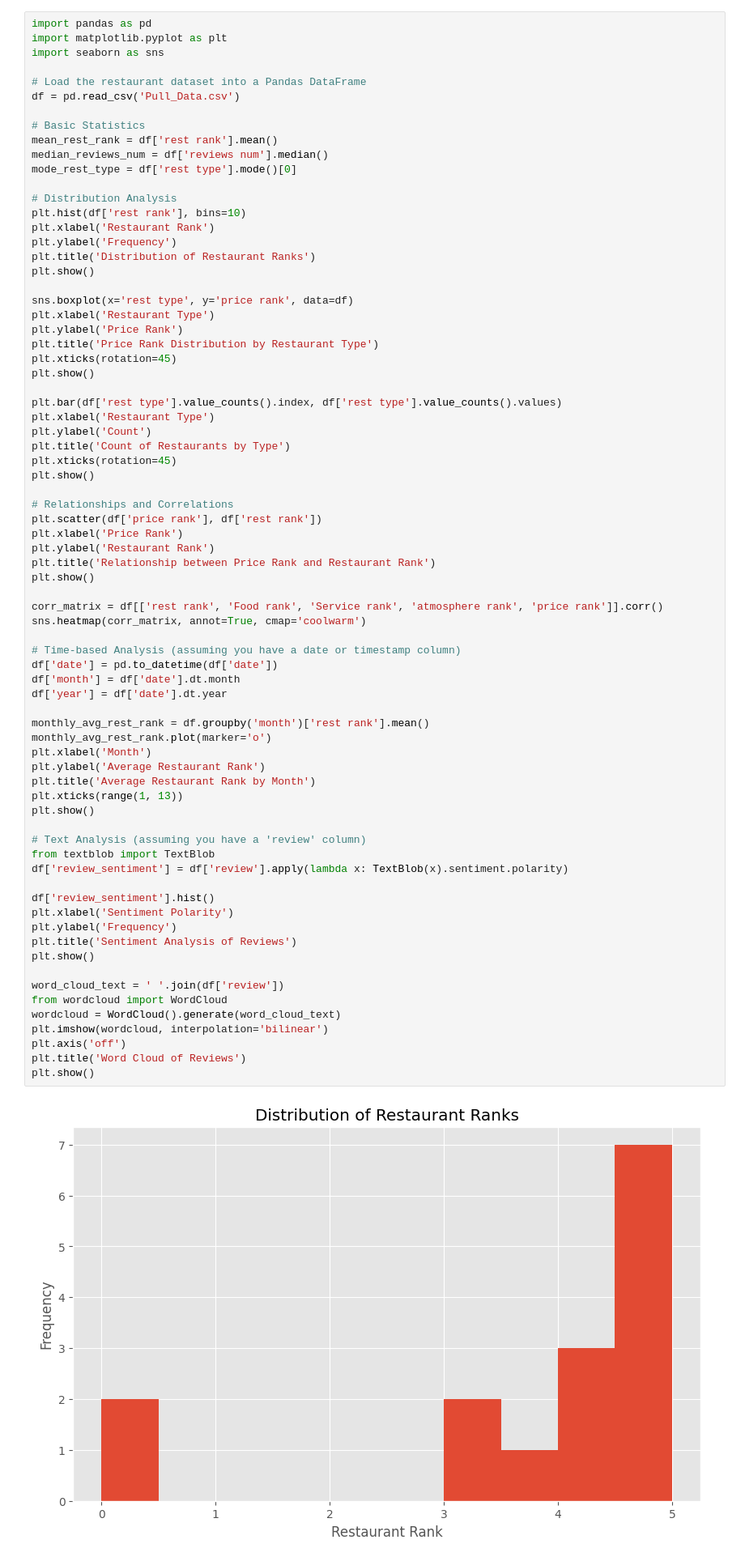
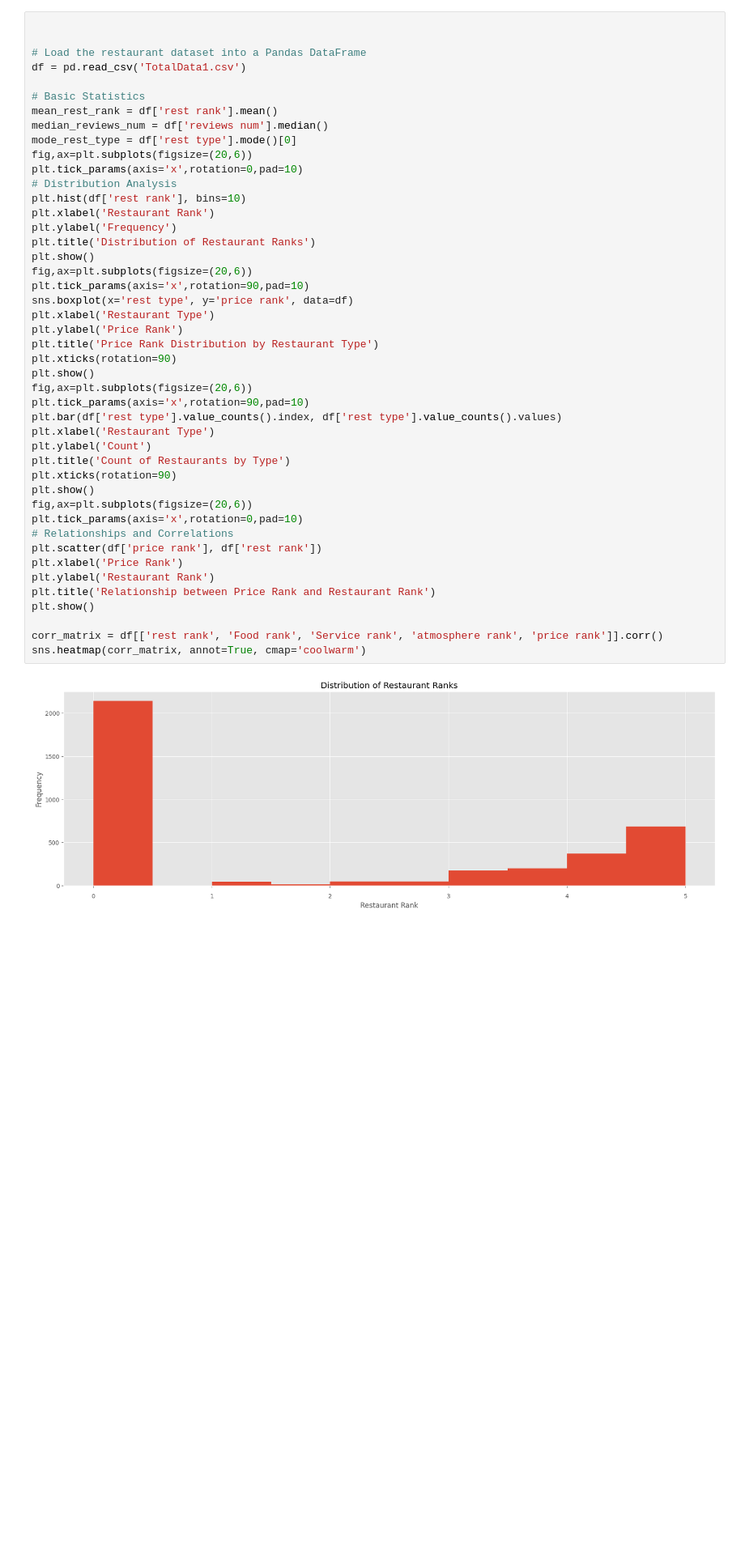
Before and after one commit to Arielmm24/Data-Research, a Jupyter notebook: EDA.ipynb, the cells around one changed output. Shown at 81% size. Drawn from its saved outputs; the diff is of its cells as text; blank space fills up the shorter version.

```diff
--- a/EDA.ipynb
+++ b/EDA.ipynb
@@ -65,76 +56,47 @@ df['rest rank'].value_counts().plot(kind='pie')
 # %%
-import pandas as pd
-import matplotlib.pyplot as plt
-import seaborn as sns
+
 
 # Load the restaurant dataset into a Pandas DataFrame
-df = pd.read_csv('Pull_Data.csv')
+df = pd.read_csv('TotalData1.csv')
 
 # Basic Statistics
 mean_rest_rank = df['rest rank'].mean()
 median_reviews_num = df['reviews num'].median()
 mode_rest_type = df['rest type'].mode()[0]
-
+fig,ax=plt.subplots(figsize=(20,6))
+plt.tick_params(axis='x',rotation=0,pad=10)
 # Distribution Analysis
 plt.hist(df['rest rank'], bins=10)
 plt.xlabel('Restaurant Rank')
 plt.ylabel('Frequency')
 plt.title('Distribution of Restaurant Ranks')
 plt.show()
-
+fig,ax=plt.subplots(figsize=(20,6))
+plt.tick_params(axis='x',rotation=90,pad=10)
 sns.boxplot(x='rest type', y='price rank', data=df)
 plt.xlabel('Restaurant Type')
 plt.ylabel('Price Rank')
 plt.title('Price Rank Distribution by Restaurant Type')
-plt.xticks(rotation=45)
+plt.xticks(rotation=90)
 plt.show()
-
+fig,ax=plt.subplots(figsize=(20,6))
+plt.tick_params(axis='x',rotation=90,pad=10)
 plt.bar(df['rest type'].value_counts().index, df['rest type'].value_counts().values)
 plt.xlabel('Restaurant Type')
 plt.ylabel('Count')
 plt.title('Count of Restaurants by Type')
-plt.xticks(rotation=45)
+plt.xticks(rotation=90)
 plt.show()
-
+fig,ax=plt.subplots(figsize=(20,6))
+plt.tick_params(axis='x',rotation=0,pad=10)
 # Relationships and Correlations
 plt.scatter(df['price rank'], df['rest rank'])
 plt.xlabel('Price Rank')
 plt.ylabel('Restaurant Rank')
 plt.title('Relationship between Price Rank and Restaurant Rank')
 plt.show()
 
 corr_matrix = df[['rest rank', 'Food rank', 'Service rank', 'atmosphere rank', 'price rank']].corr()
 sns.heatmap(corr_matrix, annot=True, cmap='coolwarm')
-
-# Time-based Analysis (assuming you have a date or timestamp column)
-df['date'] = pd.to_datetime(df['date'])
-df['month'] = df['date'].dt.month
-df['year'] = df['date'].dt.year
-
-monthly_avg_rest_rank = df.groupby('month')['rest rank'].mean()
-monthly_avg_rest_rank.plot(marker='o')
-plt.xlabel('Month')
-plt.ylabel('Average Restaurant Rank')
-plt.title('Average Restaurant Rank by Month')
-plt.xticks(range(1, 13))
-plt.show()
-
-# Text Analysis (assuming you have a 'review' column)
-from textblob import TextBlob
-df['review_sentiment'] = df['review'].apply(lambda x: TextBlob(x).sentiment.polarity)
-
-df['review_sentiment'].hist()
-plt.xlabel('Sentiment Polarity')
-plt.ylabel('Frequency')
-plt.title('Sentiment Analysis of Reviews')
-plt.show()
-
-word_cloud_text = ' '.join(df['review'])
-from wordcloud import WordCloud
-wordcloud = WordCloud().generate(word_cloud_text)
-plt.imshow(wordcloud, interpolation='bilinear')
-plt.axis('off')
-plt.title('Word Cloud of Reviews')
-plt.show()
 # %% [output]
-[figure, old version]
+[figure, new version]
```
Also changed, not shown: parts of 12 cells of this notebook, 20 other files.
